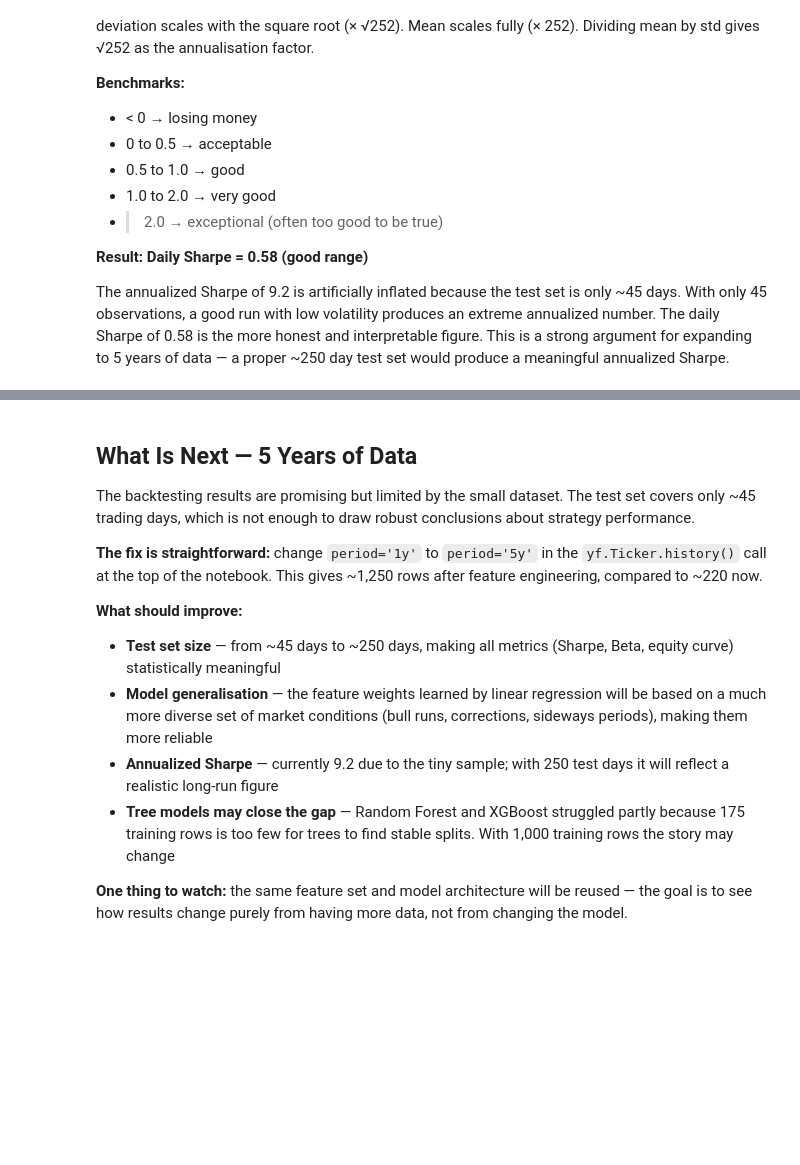
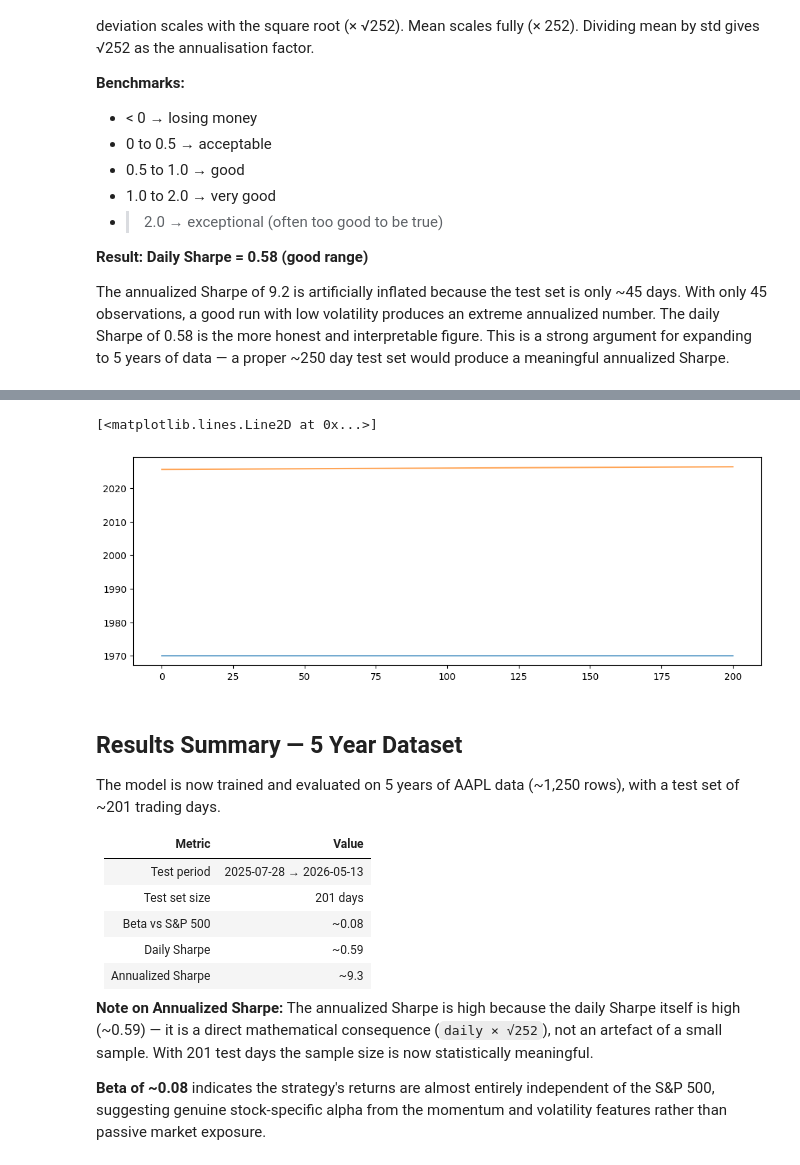
Before and after one commit to thehiaguy/StockReturnPred, a Jupyter notebook: notebooks/03_backtesting.ipynb, the cells around one changed output, grey strips where cells are left out. Cells and saved outputs as stored; diff of their text form; code cells hidden in the pictures; blank space fills up the shorter version.

```diff
--- a/notebooks/03_backtesting.ipynb
+++ b/notebooks/03_backtesting.ipynb
@@ -177,15 +199,23 @@ print(f'Annual Sharpe Ratio: {annual_sharpe:.4f}')
+# %%
+plt.figure(figsize=(12,4))
+plt.plot(maxDrawdown, label='Max Drawdown', alpha = 0.7)
+plt.plot(preds.index, label='prediction index', alpha = 0.7)
+# %% [output]
+[<matplotlib.lines.Line2D at 0x...>]
+[figure, added]
 # %% [markdown]
-## What Is Next — 5 Years of Data
+## Results Summary — 5 Year Dataset
 
-The backtesting results are promising but limited by the small dataset. The test set covers only ~45 trading days, which is not enough to draw robust conclusions about strategy performance.
+The model is now trained and evaluated on 5 years of AAPL data (~1,250 rows), with a test set of ~201 trading days.
 
-**The fix is straightforward:** change `period='1y'` to `period='5y'` in the `yf.Ticker.history()` call at the top of the notebook. This gives ~1,250 rows after feature engineering, compared to ~220 now.
+| Metric | Value |
+|--------|-------|
+| Test period | 2025-07-28 → 2026-05-13 |
+| Test set size | 201 days |
+| Beta vs S&P 500 | ~0.08 |
+| Daily Sharpe | ~0.59 |
+| Annualized Sharpe | ~9.3 |
 
-**What should improve:**
+**Note on Annualized Sharpe:** The annualized Sharpe is high because the daily Sharpe itself is high (~0.59) — it is a direct mathematical consequence (`daily × √252`), not an artefact of a small sample. With 201 test days the sample size is now statistically meaningful.
 
-- **Test set size** — from ~45 days to ~250 days, making all metrics (Sharpe, Beta, equity curve) statistically meaningful
-- **Model generalisation** — the feature weights learned by linear regression will be based on a much more diverse set of market conditions (bull runs, corrections, sideways periods), making them more reliable
-- **Annualized Sharpe** — currently 9.2 due to the tiny sample; with 250 test days it will reflect a realistic long-run figure
-- **Tree models may close the gap** — Random Forest and XGBoost struggled partly because 175 training rows is too few for trees to find stable splits. With 1,000 training rows the story may change
-
-**One thing to watch:** the same feature set and model architecture will be reused — the goal is to see how results change purely from having more data, not from changing the model.
+**Beta of ~0.08** indicates the strategy's returns are almost entirely independent of the S&P 500, suggesting genuine stock-specific alpha from the momentum and volatility features rather than passive market exposure.
```
Also changed, not shown: parts of 5 cells of this notebook, 6 other files.
